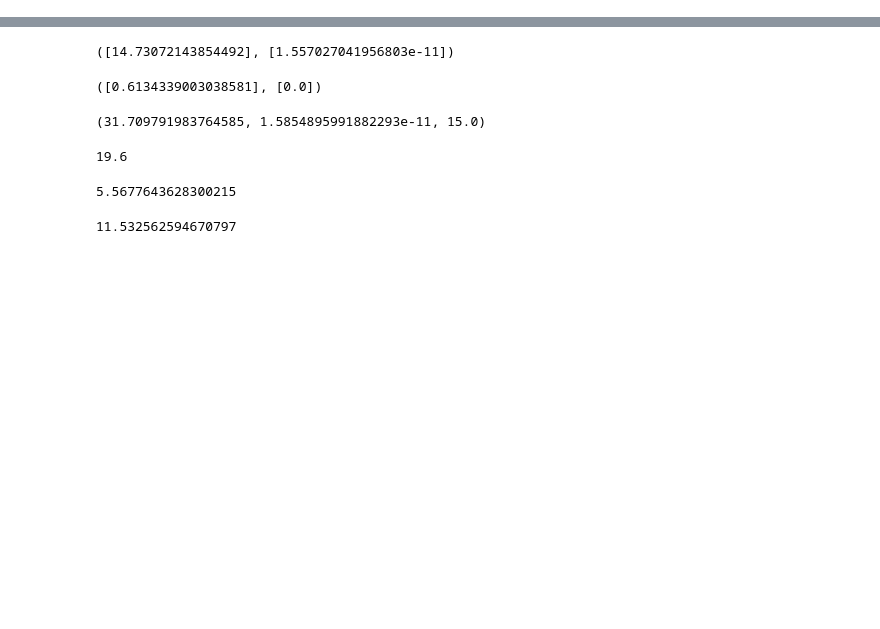
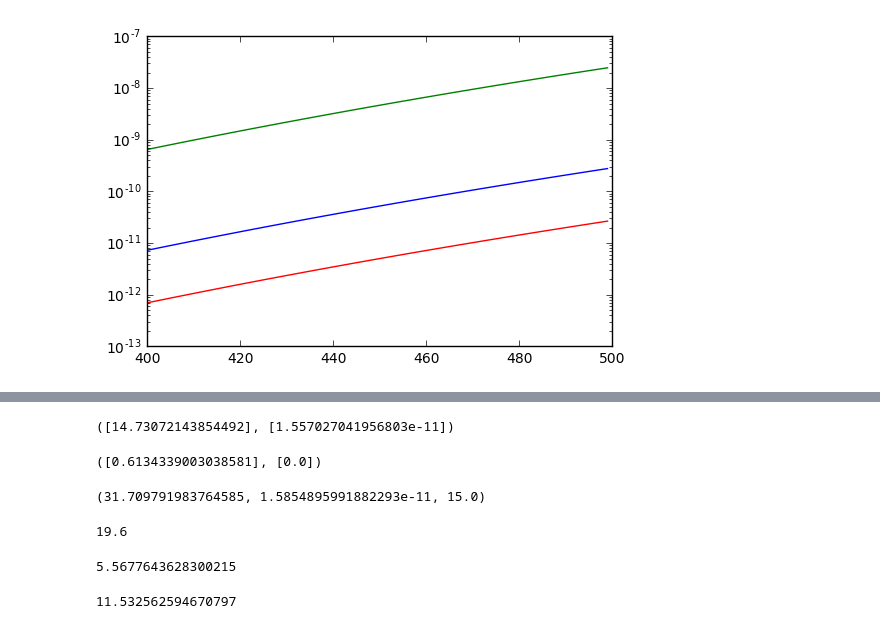
Before and after one commit to usgs/gmeg-shearzone-flowstress, a Jupyter notebook: Compile_code.ipynb, the cells around one changed output, grey strips where cells are left out. Saved outputs shown, nothing was run; the diff lists cells and outputs as text; code cells hidden in the pictures; blank space fills up the shorter version.

```diff
--- a/Compile_code.ipynb
+++ b/Compile_code.ipynb
@@ -313,0 +247,56 @@ ImportError: No module named matplotlib.pyplot
+# %%
+# plot_strain_slip_rates(f.temperature, strain77, slip77)
+temp = range(400,500)
+grain_size =[10]
+
+
+f = FlowStressCalculator(temp,pressure)
+fugacity = f.calculate_fugacity()
+differential_stress = f.calculate_differential_stress(grain_size)#, paleopiezometer = 'T77')
+strain_rate= f.calculate_strain_rate()
+slip_rate = f.calculate_slip_rate(width)
+
+
+f77 = FlowStressCalculator(temp,pressure)
+f77.calculate_fugacity()
+f77.calculate_differential_stress(grain_size, paleopiezometer = 'T77')
+sr77 = f77.calculate_strain_rate()
+
+f83 = FlowStressCalculator(temp,pressure)
+f83.calculate_fugacity()
+f83.calculate_differential_stress(grain_size, paleopiezometer = 'K83')
+sr83 = f83.calculate_strain_rate()
+
+
+
+# def piezometer_compare(temperature, pressure, grain_size, paleopiezometer):
+#     f = FlowStressCalculator(temperature, pressure)
+#     f.calculate_fugacity()
+#     f.calculate_differential_stress(grain_size, paleopiezometer)
+
+
+
+
+
+
+
+def chunker(temperature, data):
+    chunk = [data[x:x+len(temperature)] for x in xrange(0, len(data), len(temperature))]
+
+    return chunk
+
+sr10_c = chunker(f.temperature, strain_rate)
+sr77_c = chunker(f.temperature, sr77)
+sr83_c = chunker(f.temperature, sr83)
+
+
+temperature_list = K2C(f.temperature.tolist())
+fig = plt.figure()
+plt.plot(temperature_list, sr10_c[0], 'r')
+plt.yscale('log')
+plt.plot(temperature_list, sr77_c[0], 'b')
+plt.plot(temperature_list, sr83_c[0], 'g')
+
+plt.show()
+# %% [output]
+[figure, added]
```
Also changed, not shown: parts of 13 cells of this notebook, 2 other files.
